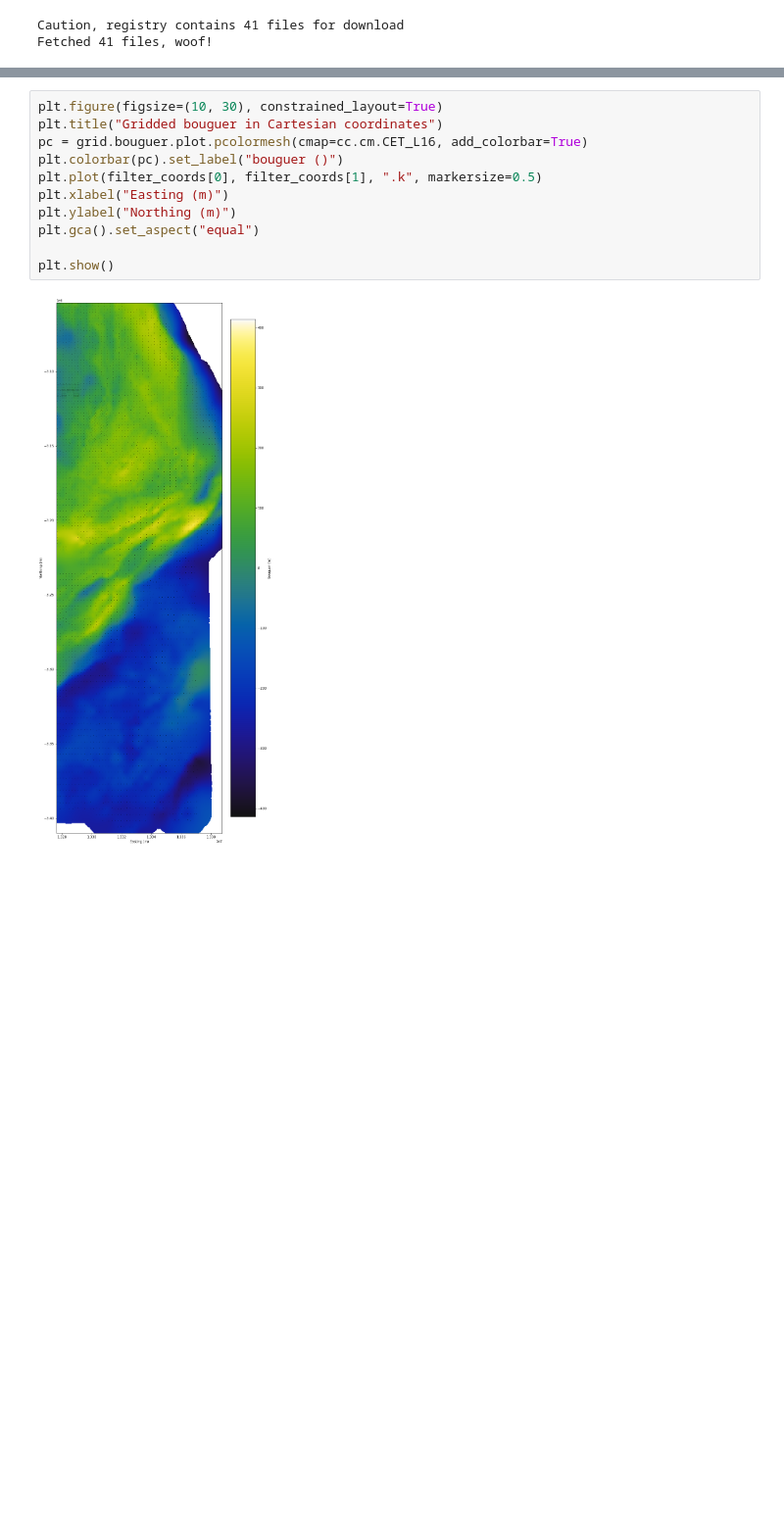
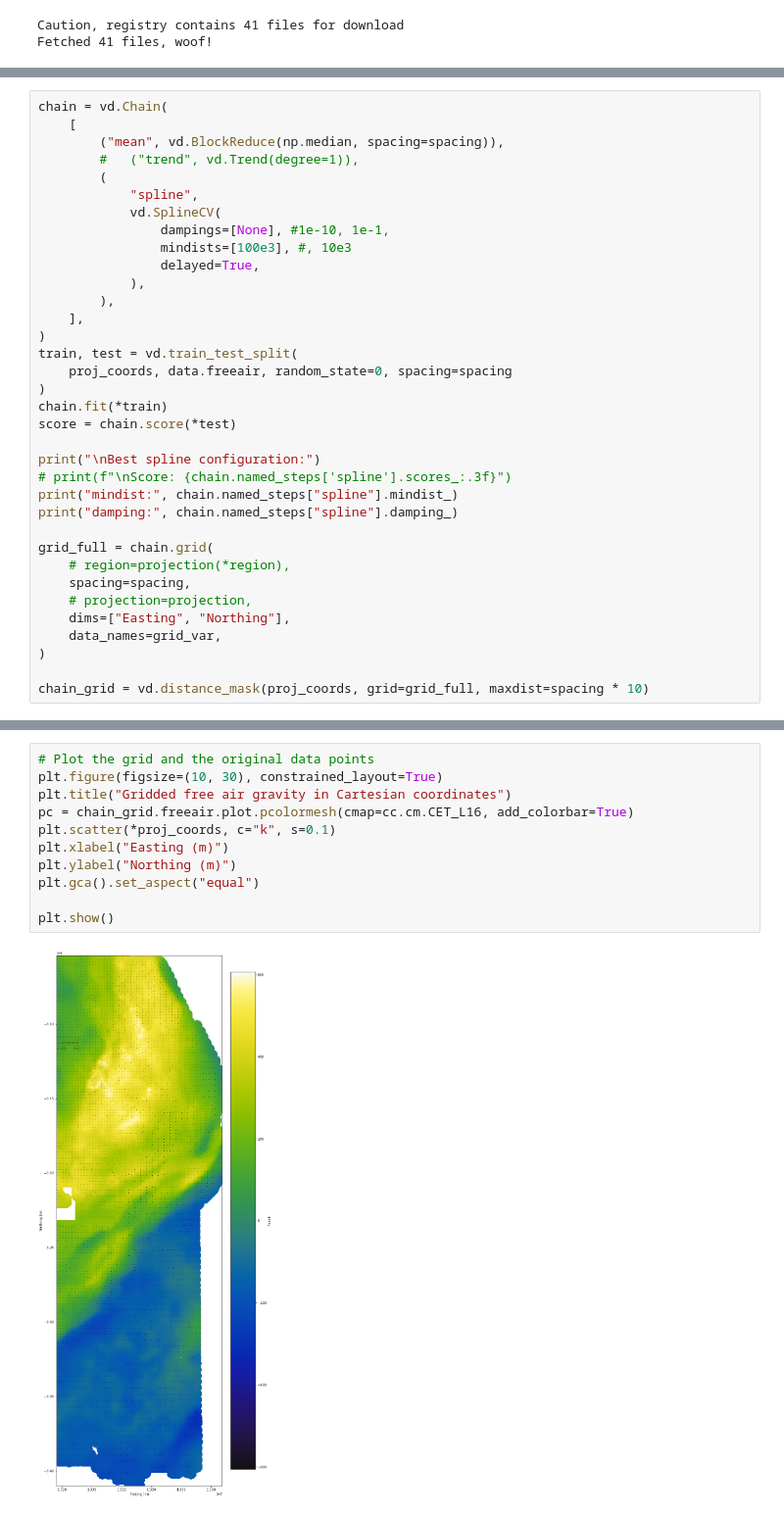
Before and after one commit to LSgeo/SRvey, a Jupyter notebook: download_and_grid.ipynb, the cells around one changed output, grey strips where cells are left out. Shown at 98% size. Drawn from its saved outputs; the diff is of its cells as text; blank space fills up the shorter version.

Commit message:
⚡️ Use Verde chain operation

```diff
--- a/download_and_grid.ipynb
+++ b/download_and_grid.ipynb
@@ -267,0 +324,35 @@ grid = vd.distance_mask(proj_coords, maxdist=spacing * 5, grid=grid)
+# %%
+chain = vd.Chain(
+    [
+        ("mean", vd.BlockReduce(np.median, spacing=spacing)),
+        #   ("trend", vd.Trend(degree=1)),
+        (
+            "spline",
+            vd.SplineCV(
+                dampings=[None], #1e-10, 1e-1,
+                mindists=[100e3], #, 10e3
+                delayed=True,
+            ),
+        ),
+    ],
+)
+train, test = vd.train_test_split(
+    proj_coords, data.freeair, random_state=0, spacing=spacing
+)
+chain.fit(*train)
+score = chain.score(*test)
+
+print("\nBest spline configuration:")
+# print(f"\nScore: {chain.named_steps['spline'].scores_:.3f}")
+print("mindist:", chain.named_steps["spline"].mindist_)
+print("damping:", chain.named_steps["spline"].damping_)
+
+grid_full = chain.grid(
+    # region=projection(*region),
+    spacing=spacing,
+    # projection=projection,
+    dims=["Easting", "Northing"],
+    data_names=grid_var,
+)
+
+chain_grid = vd.distance_mask(proj_coords, grid=grid_full, maxdist=spacing * 10)
@@ -268,13 +363,13 @@ grid = vd.distance_mask(proj_coords, maxdist=spacing * 5, grid=grid)
 # %%
+# Plot the grid and the original data points
 plt.figure(figsize=(10, 30), constrained_layout=True)
-plt.title("Gridded bouguer in Cartesian coordinates")
-pc = grid.bouguer.plot.pcolormesh(cmap=cc.cm.CET_L16, add_colorbar=True)
-plt.colorbar(pc).set_label("bouguer ()")
-plt.plot(filter_coords[0], filter_coords[1], ".k", markersize=0.5)
+plt.title("Gridded free air gravity in Cartesian coordinates")
+pc = chain_grid.freeair.plot.pcolormesh(cmap=cc.cm.CET_L16, add_colorbar=True)
+plt.scatter(*proj_coords, c="k", s=0.1)
 plt.xlabel("Easting (m)")
 plt.ylabel("Northing (m)")
 plt.gca().set_aspect("equal")
 
 plt.show()
 # %% [output]
-[figure, old version]
+[figure, new version]
```
Also changed, not shown: parts of 15 cells of this notebook.
